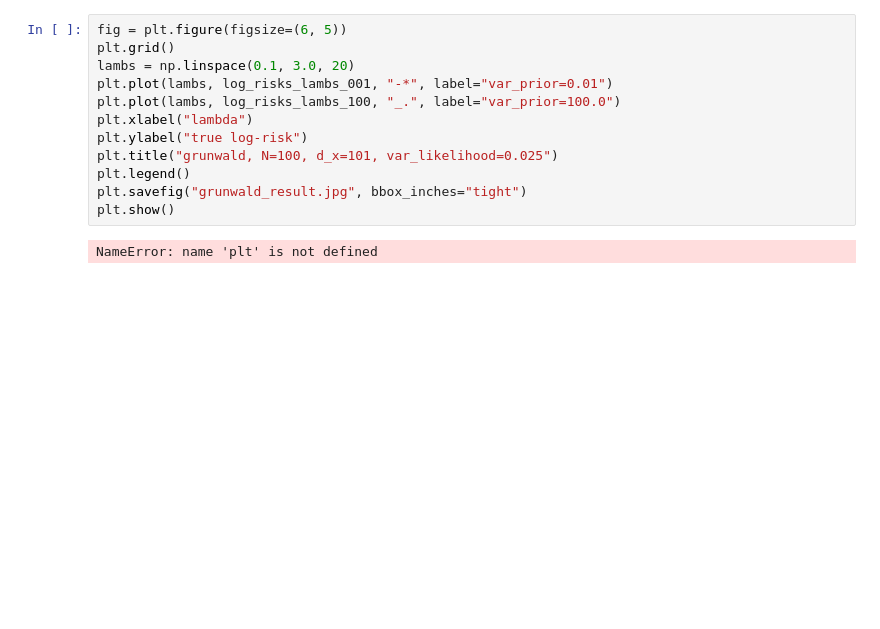
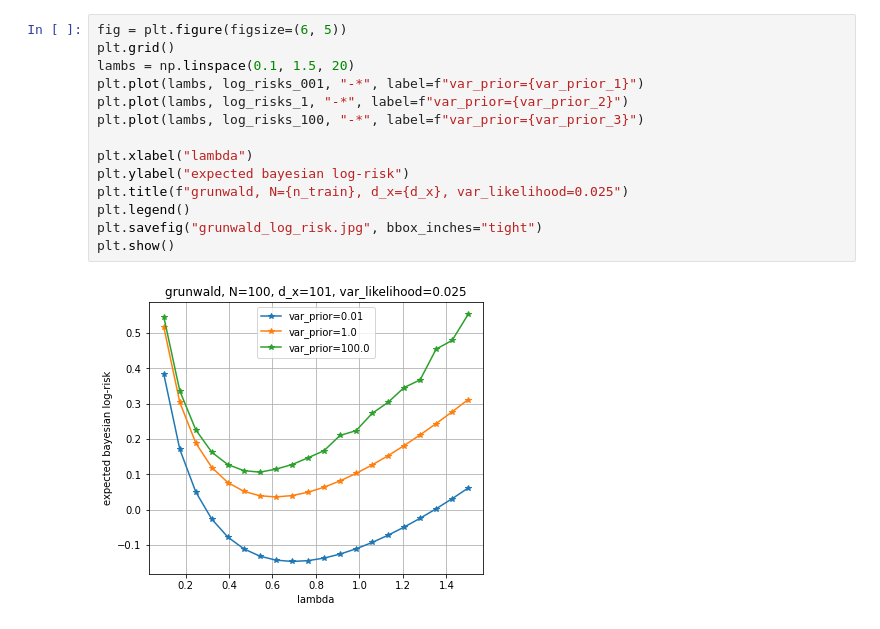
Before and after one commit to pyijiezhang/cold-posteriors-and-pacbayes, a Jupyter notebook: grunwald_simulation.ipynb, the cells around one changed output. Drawn from its saved outputs; the diff is of its cells as text; blank space fills up the shorter version.

```diff
--- a/grunwald_simulation.ipynb
+++ b/grunwald_simulation.ipynb
@@ -83,14 +173,16 @@ log_risks_lambs_001 = get_log_risks_lambs(0.01)
 # %%
 fig = plt.figure(figsize=(6, 5))
 plt.grid()
-lambs = np.linspace(0.1, 3.0, 20)
-plt.plot(lambs, log_risks_lambs_001, "-*", label="var_prior=0.01")
-plt.plot(lambs, log_risks_lambs_100, "_.", label="var_prior=100.0")
+lambs = np.linspace(0.1, 1.5, 20)
+plt.plot(lambs, log_risks_001, "-*", label=f"var_prior={var_prior_1}")
+plt.plot(lambs, log_risks_1, "-*", label=f"var_prior={var_prior_2}")
+plt.plot(lambs, log_risks_100, "-*", label=f"var_prior={var_prior_3}")
+
 plt.xlabel("lambda")
-plt.ylabel("true log-risk")
-plt.title("grunwald, N=100, d_x=101, var_likelihood=0.025")
+plt.ylabel("expected bayesian log-risk")
+plt.title(f"grunwald, N={n_train}, d_x={d_x}, var_likelihood=0.025")
 plt.legend()
-plt.savefig("grunwald_result.jpg", bbox_inches="tight")
+plt.savefig("grunwald_log_risk.jpg", bbox_inches="tight")
 plt.show()
 # %% [output]
-NameError: name 'plt' is not defined
+[figure, added]
```
Also changed, not shown: parts of 12 cells of this notebook, 8 other files.
